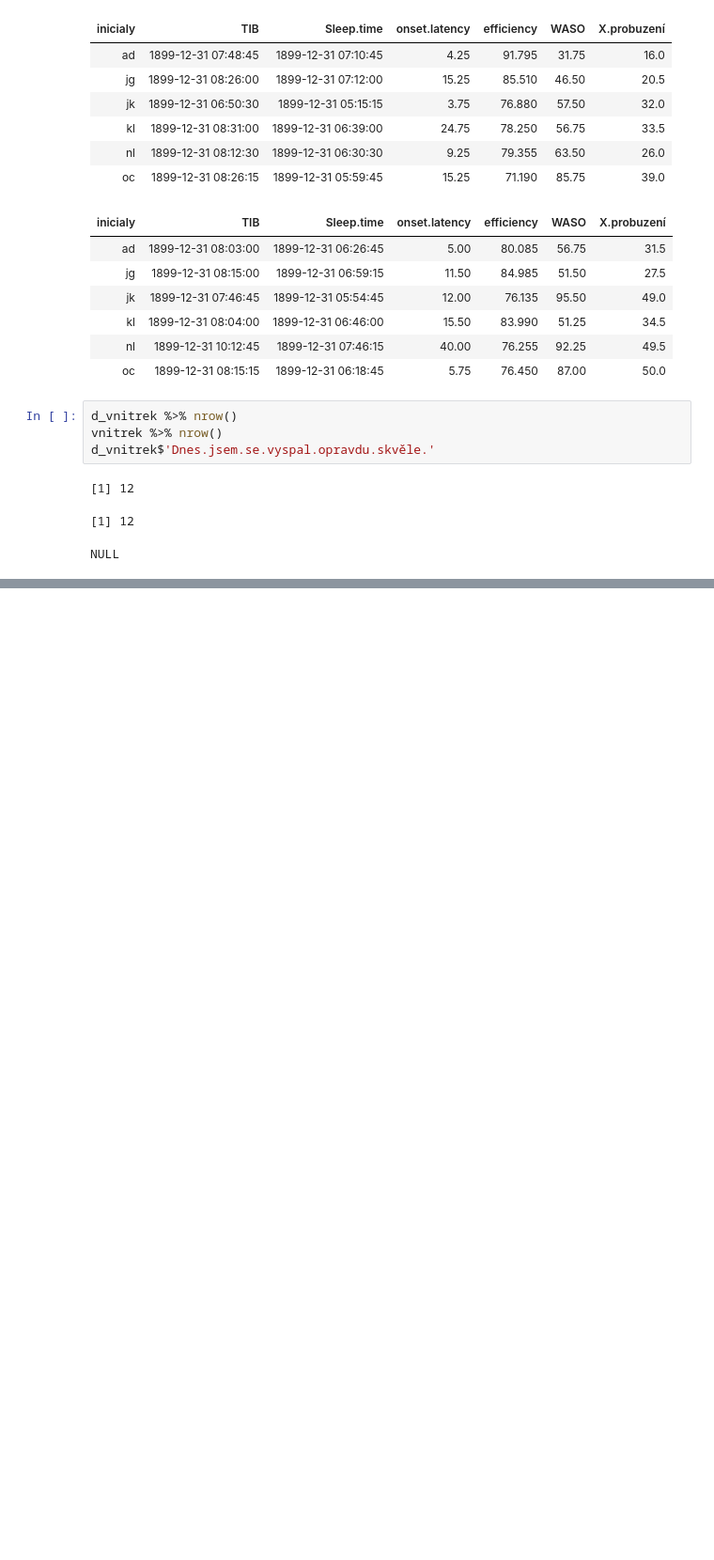
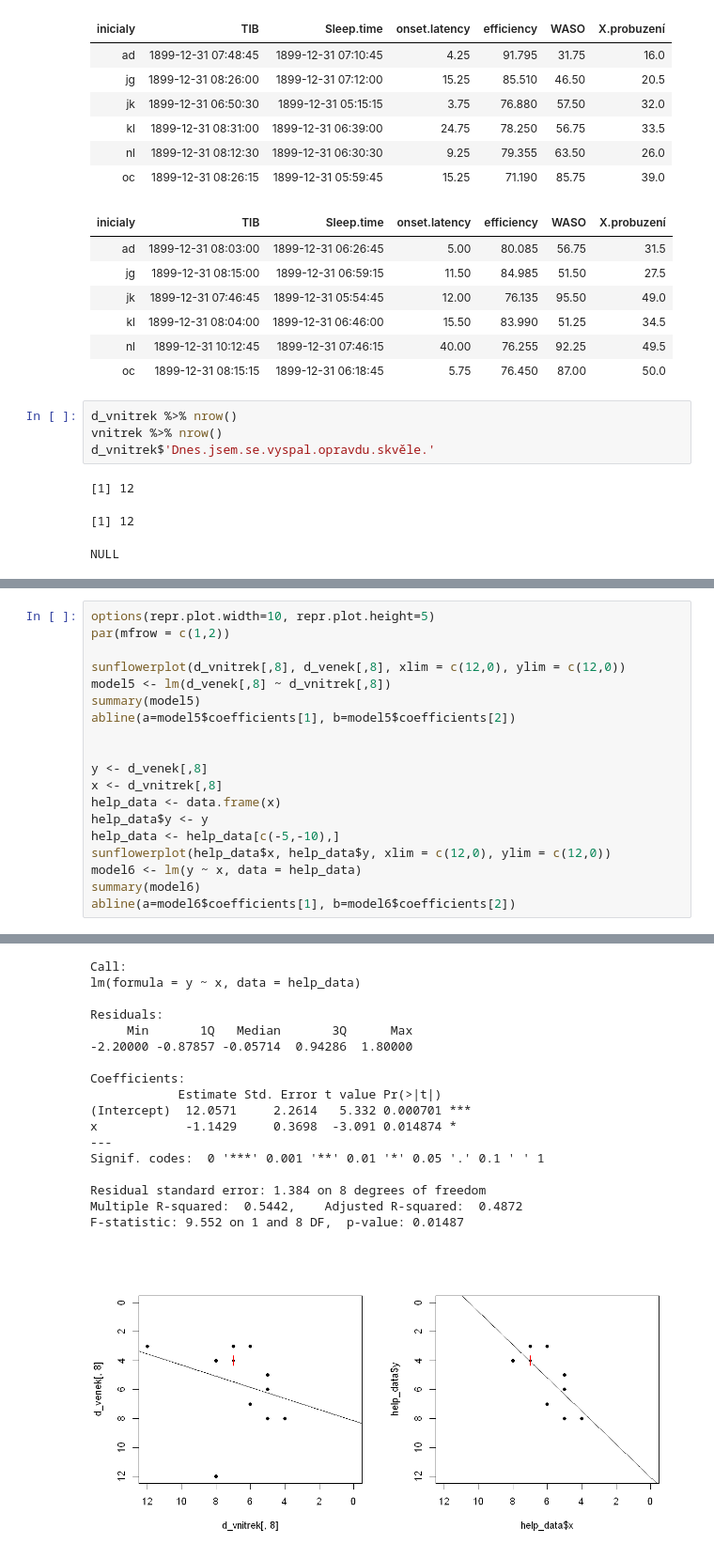
Before and after one commit to magicbeans817/projekt_spani, a Jupyter notebook: script.ipynb, the cells around one changed output, grey strips where cells are left out. Shown at 94% size. Drawn from its saved outputs; the diff is of its cells as text; blank space fills up the shorter version.

```diff
--- a/script.ipynb
+++ b/script.ipynb
@@ -186,0 +246,20 @@ F-statistic: 2.403 on 1 and 10 DF,  p-value: 0.1521
+# %%
+options(repr.plot.width=10, repr.plot.height=5)
+par(mfrow = c(1,2))
+
+sunflowerplot(d_vnitrek[,8], d_venek[,8], xlim = c(12,0), ylim = c(12,0))
+model5 <- lm(d_venek[,8] ~ d_vnitrek[,8])
+summary(model5)
+abline(a=model5$coefficients[1], b=model5$coefficients[2])
+
+
+y <- d_venek[,8]
+x <- d_vnitrek[,8]
+help_data <- data.frame(x)
+help_data$y <- y
+help_data <- help_data[c(-5,-10),]
+sunflowerplot(help_data$x, help_data$y, xlim = c(12,0), ylim = c(12,0))
+model6 <- lm(y ~ x, data = help_data)
+summary(model6)
+abline(a=model6$coefficients[1], b=model6$coefficients[2])
+# %% [output]
@@ -186,0 +283,18 @@ F-statistic: 2.403 on 1 and 10 DF,  p-value: 0.1521
+Call:
+lm(formula = y ~ x, data = help_data)
+
+Residuals:
+     Min       1Q   Median       3Q      Max
+-2.20000 -0.87857 -0.05714  0.94286  1.80000
+
+Coefficients:
+            Estimate Std. Error t value Pr(>|t|)
+(Intercept)  12.0571     2.2614   5.332 0.000701 ***
+x            -1.1429     0.3698  -3.091 0.014874 *
+---
+Signif. codes:  0 '***' 0.001 '**' 0.01 '*' 0.05 '.' 0.1 ' ' 1
+
+Residual standard error: 1.384 on 8 degrees of freedom
+Multiple R-squared:  0.5442,    Adjusted R-squared:  0.4872
+F-statistic: 9.552 on 1 and 8 DF,  p-value: 0.01487
+[figure, added]
```
Also changed, not shown: parts of 4 cells of this notebook.
